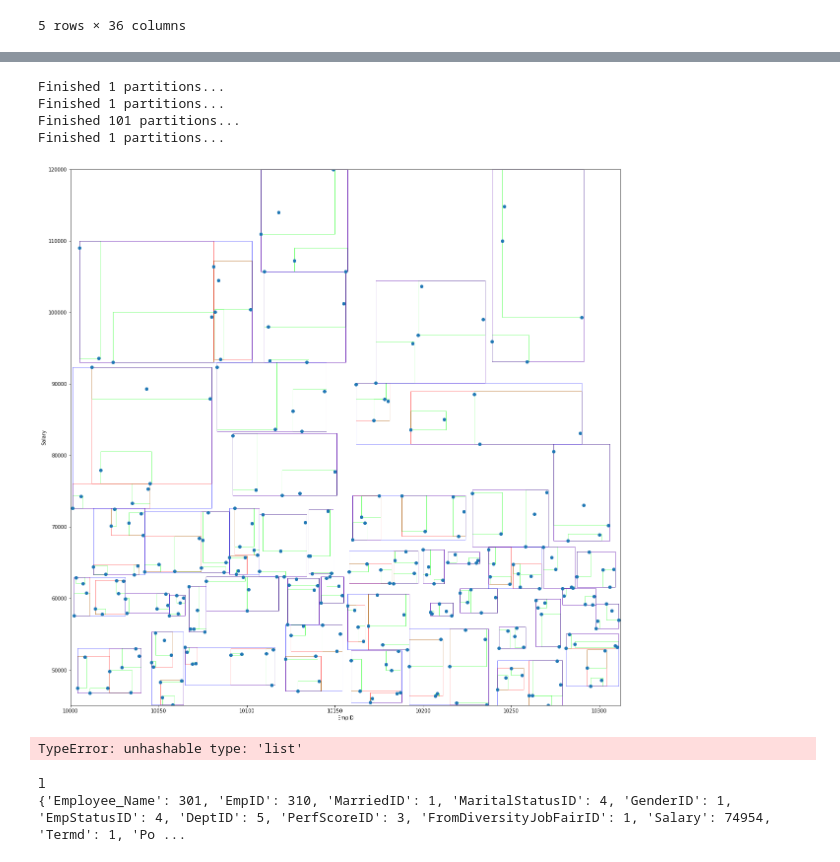
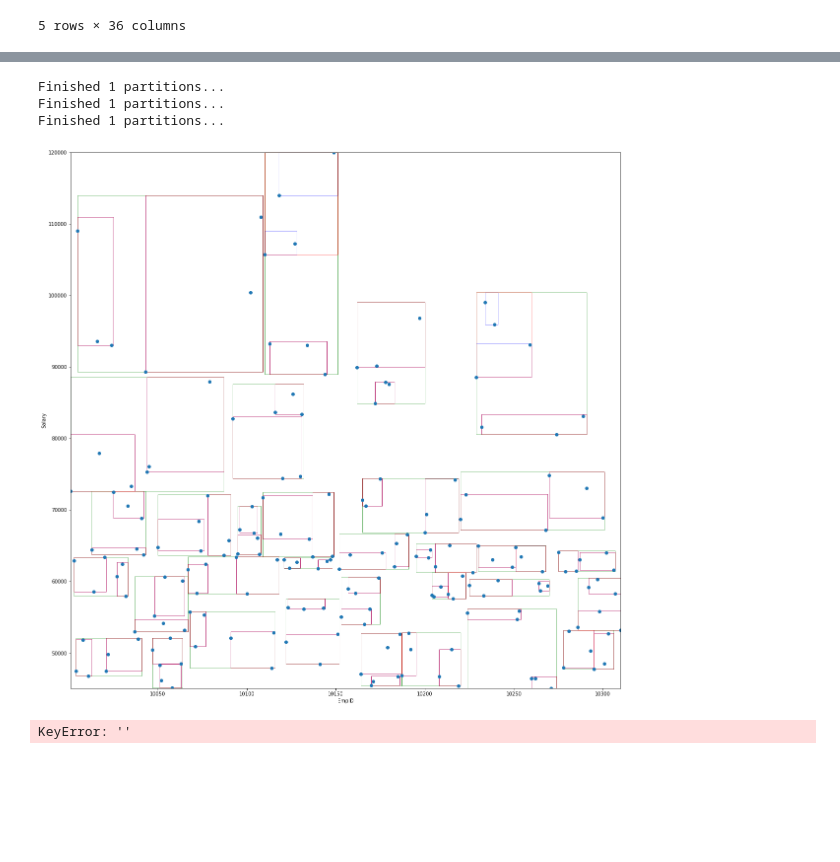
Before and after one commit to NikhilPaleti/Privacy_Analysis, a Jupyter notebook: final.ipynb, the cells around one changed output, grey strips where cells are left out. Cells and saved outputs as stored; diff of their text form; code cells hidden in the pictures; blank space fills up the shorter version.

```diff
--- a/final.ipynb
+++ b/final.ipynb
@@ -29,6 +181,5 @@ df_main.drop(df_main[df_main['Salary'] >= 125000].index, inplace = True)
 # %%
 #Defining required basic functions
-
 def split(df, partition, column):
     dfp = df[column][partition]
     if column in categorical:
@@ -54,7 +205,7 @@ def get_spans(df, partition, scale=None):
         spans[column] = span
     return spans
 
-def partition_dataset(df, group_columns, sensitive_column, scale, is_valid):
+def make_partitions(df, group_columns, sensitive_column, scale, is_valid):
     finished_partitions = []
     partitions = [df.index]
     while partitions:
@@ -147,19 +298,18 @@ def build_anonymized_dataset(df, partitions, group_columns, sensitive_column, ma
 full_spans = get_spans(df_main, df_main.index)
 # %%
 #Actually implement k-Anonymity, l-Diversity and t-Closeness
-k_partitions = partition_dataset(df_main, group_columns, sensitive_column, full_spans, is_k_anonymous)
-l_partitions = partition_dataset(df_main, group_columns, sensitive_column, full_spans, lambda *args: is_k_anonymous and is_l_diverse(*args))
+k_partitions = make_partitions(df_main, group_columns, sensitive_column, full_spans, is_k_anonymous)
+l_partitions = make_partitions(df_main, group_columns, sensitive_column, full_spans, lambda *args:  is_l_diverse(*args))
 #TODO: Use a categorical sensitive column
-t_partitions = partition_dataset(df_main, group_columns, sensitive_column, full_spans, lambda *args: is_k_anonymous and is_t_close(*args, global_freqs))
+t_partitions = make_partitions(df_main, group_columns, sensitive_column, full_spans, lambda *args: is_k_anonymous and is_t_close(*args, freqs))
 # %%
 # Actually make dataset by merging partitions
-df_k = build_anonymized_dataset(df_main, k_partitions, group_columns, sensitive_column)
-df_l = build_anonymized_dataset(df_main, l_partitions, group_columns, sensitive_column)
-df_t = build_anonymized_dataset(df_main, t_partitions, group_columns, sensitive_column)
+df_k = build_dataset(df_main, k_partitions, group_columns, sensitive_column)
+df_l = build_dataset(df_main, l_partitions, group_columns, sensitive_column)
+df_t = build_dataset(df_main, t_partitions, group_columns, sensitive_column)
 # %% [output]
 Finished 1 partitions...
 Finished 1 partitions...
-Finished 101 partitions...
 Finished 1 partitions...
 # %%
 #Functions for Visualizing Data
@@ -170,7 +320,7 @@ def build_indexes(df):
         indexes[column] = { x : y for x, y in zip(values, range(len(values)))}
     return indexes
 
-def get_coords(df, column, partition, indexes, offset=0.1):
+def get_coords(df, column, partition, indexes):
     if column in categorical_drop:
         sv = df[column][partition].sort_values()
         l, r = indexes[column][sv[sv.index[0]]], indexes[column][sv[sv.index[-1]]]+1.0
@@ -182,63 +332,64 @@ def get_coords(df, column, partition, indexes, offset=0.1):
             next_value = larger_values.min()
         l = sv[sv.index[0]]
         r = next_value
-    # we add some offset to make the partitions more easily visible
-    l -= offset
-    r += offset
     return l, r
 
-def get_partition_rects(df, partitions, column_x, column_y, indexes, offsets=[0.1, 0.1]):
+def get_partition_rects(df, partitions, column_x, column_y, indexes):
     rects = []
     for partition in partitions:
-        xl, xr = get_coords(df, column_x, partition, indexes, offset=offsets[0])
-        yl, yr = get_coords(df, column_y, partition, indexes, offset=offsets[1])
+        xl, xr = get_coords(df, column_x, partition, indexes)
+        yl, yr = get_coords(df, column_y, partition, indexes)
         rects.append(((xl, yl),(xr, yr)))
     return rects
 
-def get_bounds(df, column, indexes, offset=1.0):
+def get_bounds(df, column, indexes):
     if column in categorical_drop:
-        return 0-offset, len(indexes[column])+offset
-    return df[column].min()-offset, df[column].max()+offset
+        return 0, len(indexes[column])
+    return df[column].min(), df[column].max()
 # %%
 categorical_drop = set(('Employee_Name','Position', 'State', 'Zip', 'Sex', 'MaritalDesc', 'CitizenDesc', 'HispanicLatino', 'RaceDesc','TermReason' ,'EmploymentStatus', 'Department', 'ManagerName', 'RecruitmentSource', 'PerformanceScore' ))
 df_main.drop('DOB', axis=1, inplace=True)
 df_main.drop('LastPerformanceReview_Date',  axis=1, inplace=True)
 df_main.drop('DateofTermination', axis=1, inplace=True)
 df_main.drop('DateofHire',  axis=1, inplace=True)
 
 indexes = build_indexes(df_main)
 column_x, column_y = group_columns[:2]
 
-rects_of_k = get_partition_rects(df_main, k_partitions, column_x, column_y, indexes, offsets=[0.0, 0.0])
-rects_of_l = get_partition_rects(df_main, l_partitions, column_x, column_y, indexes, offsets=[0.0, 0.0])
-rects_of_t = get_partition_rects(df_main, t_partitions, column_x, column_y, indexes, offsets=[0.0, 0.0])
+rects_of_k = get_partition_rects(df_main, k_partitions, column_x, column_y, indexes)
+rects_of_l = get_partition_rects(df_main, l_partitions, column_x, column_y, indexes)
+rects_of_t = get_partition_rects(df_main, t_partitions, column_x, column_y, indexes)
 
-# we plot the rects
+#Plotting the rectangles on the graph
 def plot_rects(df, ax, rects, column_x, column_y, edgecolor='black', facecolor='none'):
     for (xl, yl),(xr, yr) in rects:
         ax.add_patch(patches.Rectangle((xl,yl),xr-xl,yr-yl,linewidth=1,edgecolor=edgecolor,facecolor=facecolor, alpha=0.5))
     ax.set_xlim(*get_bounds(df, column_x, indexes))
     ax.set_ylim(*get_bounds(df, column_y, indexes))
     ax.set_xlabel(column_x)
     ax.set_ylabel(column_y)
 
 plt.figure(figsize=(20,20))
 ax = plt.subplot(111)
-plot_rects(df_main, ax, rects_of_l, column_x, column_y, edgecolor='#00ff00')
-plot_rects(df_main, ax, rects_of_k, column_x, column_y, edgecolor='#ff0000')
-plot_rects(df_main, ax, rects_of_t, column_x, column_y, edgecolor='#0000ff')
+plot_rects(df_main, ax, rects_of_l, column_x, column_y, edgecolor='blue')
+plot_rects(df_main, ax, rects_of_t, column_x, column_y, edgecolor='green')
+plot_rects(df_main, ax, rects_of_k, column_x, column_y, edgecolor='red')
 
 
 plt.scatter(df_main[column_x], df_main[column_y])
 plt.show()
 # %% [output]
-[figure, old version]
+[figure, new version]
 # %%
-feats = ["EmpID", "Salary"]
-df_k.sort_values(feats+[sensitive_column])
-# df_k.groupby("RecruitmentSource").size()
+
+
+# feats = ["EmpID", "Salary"]
+# df_k.sort_values(feats+[sensitive_column])
+# # df_k.groupby("RecruitmentSource").size()
+
+df_main[df_main[''] >= 125000]
 # %% [output]
-TypeError: unhashable type: 'list'
+KeyError: ''
 # %%
 cats = ["EmpID", "Salary"]
 for column in cats:
@@ -257,8 +408,3 @@ if (error_k.mean() > error_l.mean()):
                 print ("t")
 elif (error_l.mean() > error_t.mean()):
         print ("l")
-
-print (full_spans)
-# %% [output]
-l
-{'Employee_Name': 301, 'EmpID': 310, 'MarriedID': 1, 'MaritalStatusID': 4, 'GenderID': 1, 'EmpStatusID': 4, 'DeptID': 5, 'PerfScoreID': 3, 'FromDiversityJobFairID': 1, 'Salary': 74954, 'Termd': 1, 'Po ...
```
Also changed, not shown: parts of 7 cells of this notebook, 8 other files.
